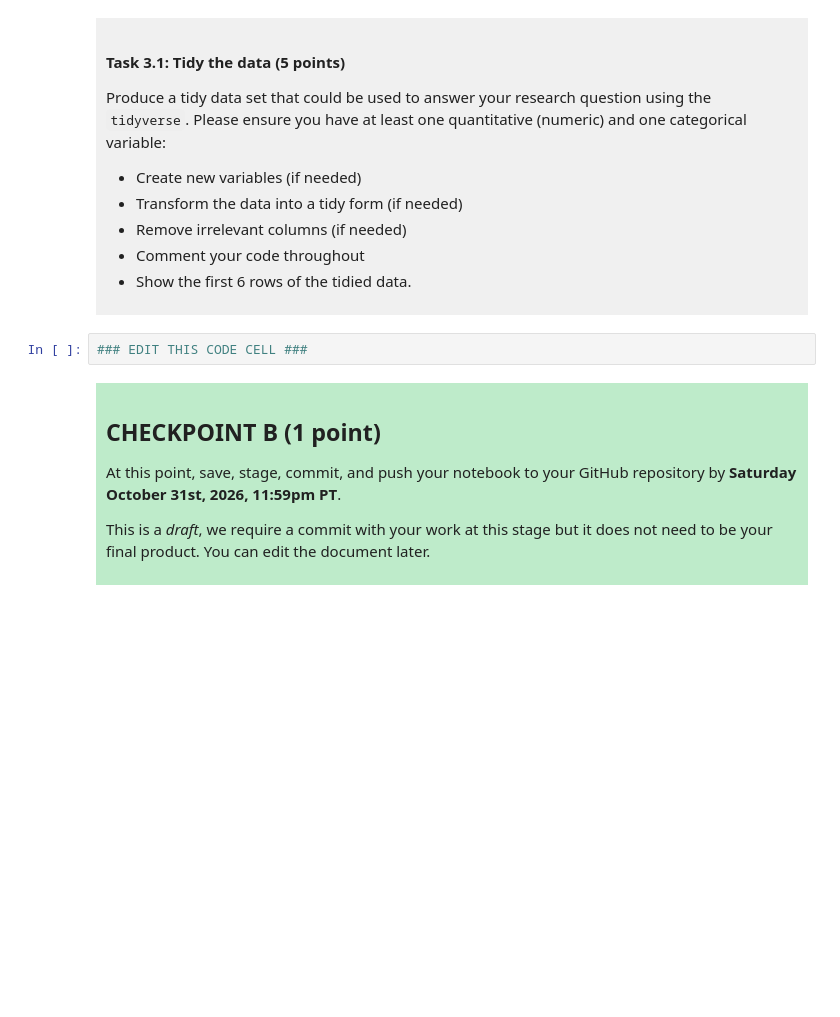
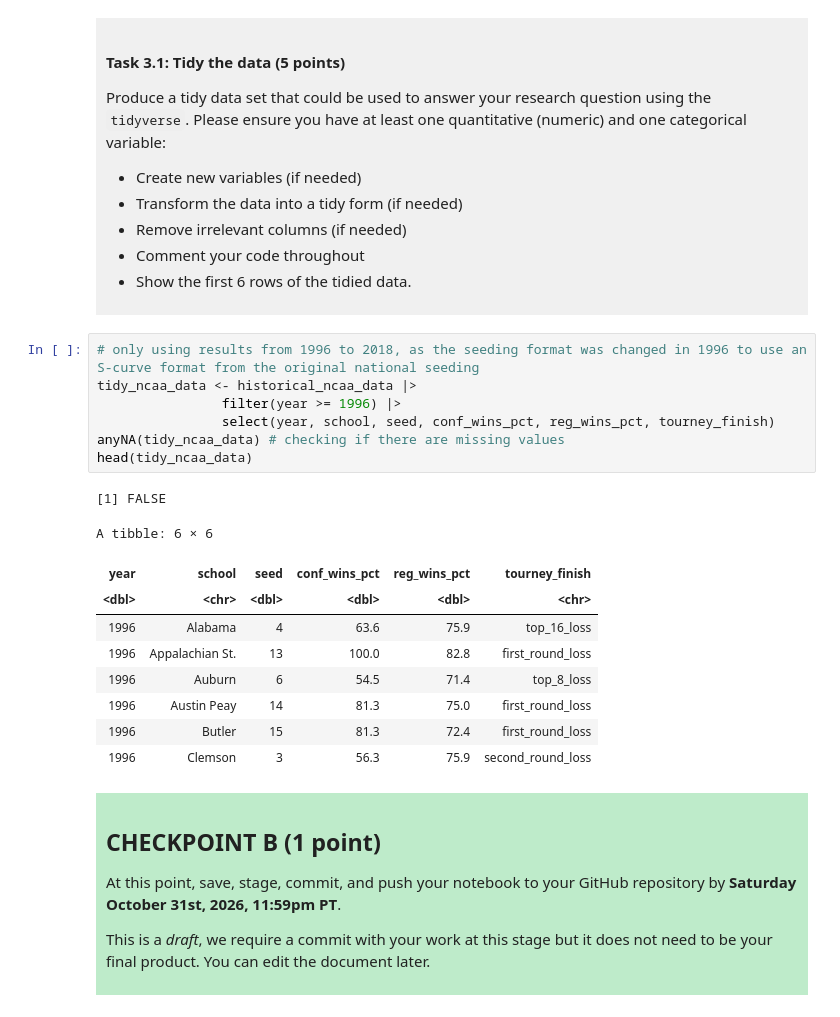
Before and after one commit to Sadwyth/dsci-100-project-adwyth-putheth, a Jupyter notebook: dsci-100-project-notebook.ipynb, the cells around one changed output. Cells and saved outputs as stored; diff of their text form; blank space fills up the shorter version.

```diff
--- a/dsci-100-project-notebook.ipynb
+++ b/dsci-100-project-notebook.ipynb
@@ -189,7 +210,23 @@ Produce a tidy data set that could be used to answer your research question usin
 
 </div>
 # %%
-### EDIT THIS CODE CELL ###
+# only using results from 1996 to 2018, as the seeding format was changed in 1996 to use an S-curve format from the original national seeding
+tidy_ncaa_data <- historical_ncaa_data |>
+                filter(year >= 1996) |>
+                select(year, school, seed, conf_wins_pct, reg_wins_pct, tourney_finish)
+anyNA(tidy_ncaa_data) # checking if there are missing values
+head(tidy_ncaa_data)
+# %% [output]
+[1] FALSE
+A tibble: 6 × 6
+| year | school | seed | conf_wins_pct | reg_wins_pct | tourney_finish |
+| <dbl> | <chr> | <dbl> | <dbl> | <dbl> | <chr> |
+| 1996 | Alabama | 4 | 63.6 | 75.9 | top_16_loss |
+| 1996 | Appalachian St. | 13 | 100.0 | 82.8 | first_round_loss |
+| 1996 | Auburn | 6 | 54.5 | 71.4 | top_8_loss |
+| 1996 | Austin Peay | 14 | 81.3 | 75.0 | first_round_loss |
+| 1996 | Butler | 15 | 81.3 | 72.4 | first_round_loss |
+| 1996 | Clemson | 3 | 56.3 | 75.9 | second_round_loss |
 # %% [markdown]
 <div style="background-color: #beebca; padding: 10px;">
 
```
Also changed, not shown: parts of 5 cells of this notebook.
